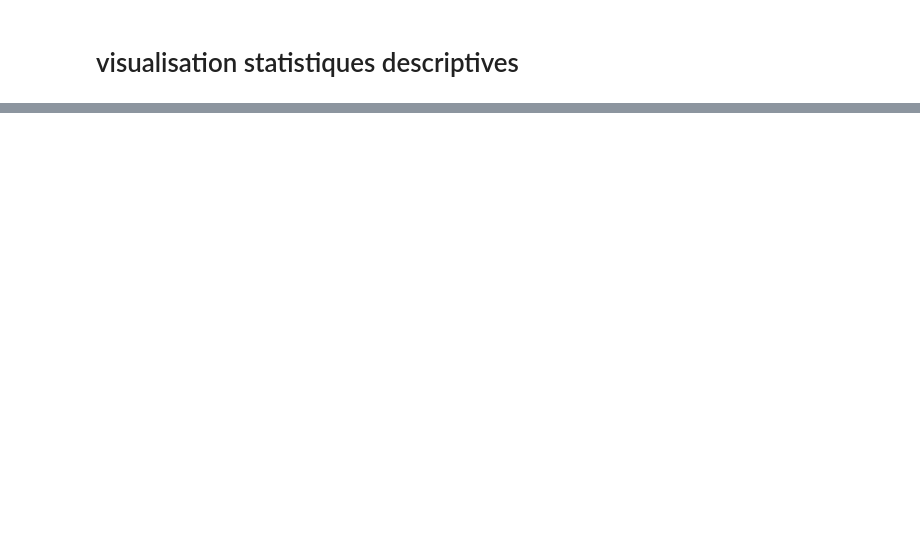
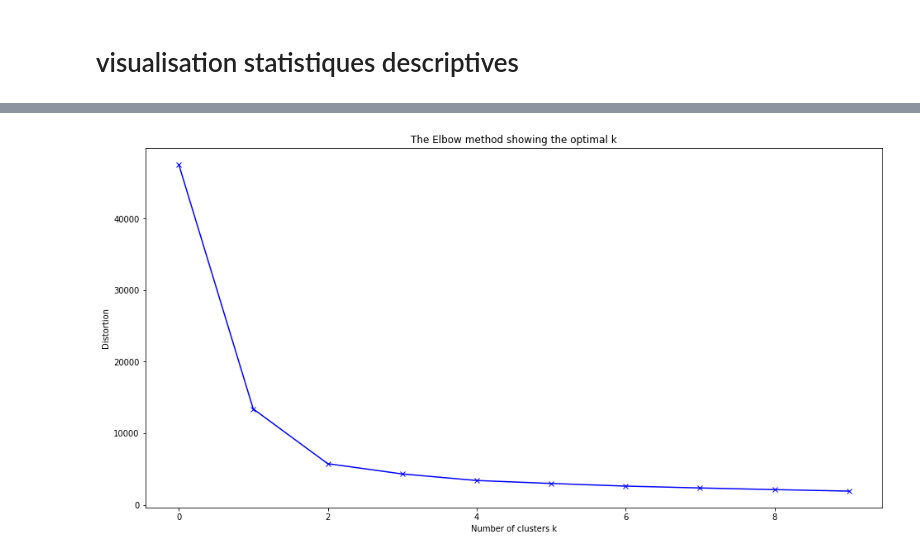
Before and after one commit to kabalord/clustering, a Jupyter notebook: clusteringPython.ipynb, the cells around one changed output, grey strips where cells are left out. Cells and saved outputs as stored; diff of their text form; code cells hidden in the pictures; blank space fills up the shorter version.

Commit message:
elbow method et Silhouette method

```diff
--- a/clusteringPython.ipynb
+++ b/clusteringPython.ipynb
@@ -38,0 +51,20 @@ sns.pairplot(varied)
+# %%
+from sklearn.cluster import KMeans
+
+# Elbow method
+distortions = []
+
+for k in range(1, 11):
+    kmeanModel = KMeans(n_clusters = k)
+    kmeanModel.fit(varied)
+    distortions.append(kmeanModel.inertia_)
+# %%
+# Plot elbow method
+plt.figure(figsize = (16, 8))
+plt.plot(distortions, 'bx-')
+plt.xlabel('Number of clusters k')
+plt.ylabel('Distortion')
+plt.title('The Elbow method showing the optimal k')
+plt.show()
+# %% [output]
+[figure, added]
```
Also changed, not shown: parts of 8 cells of this notebook.
